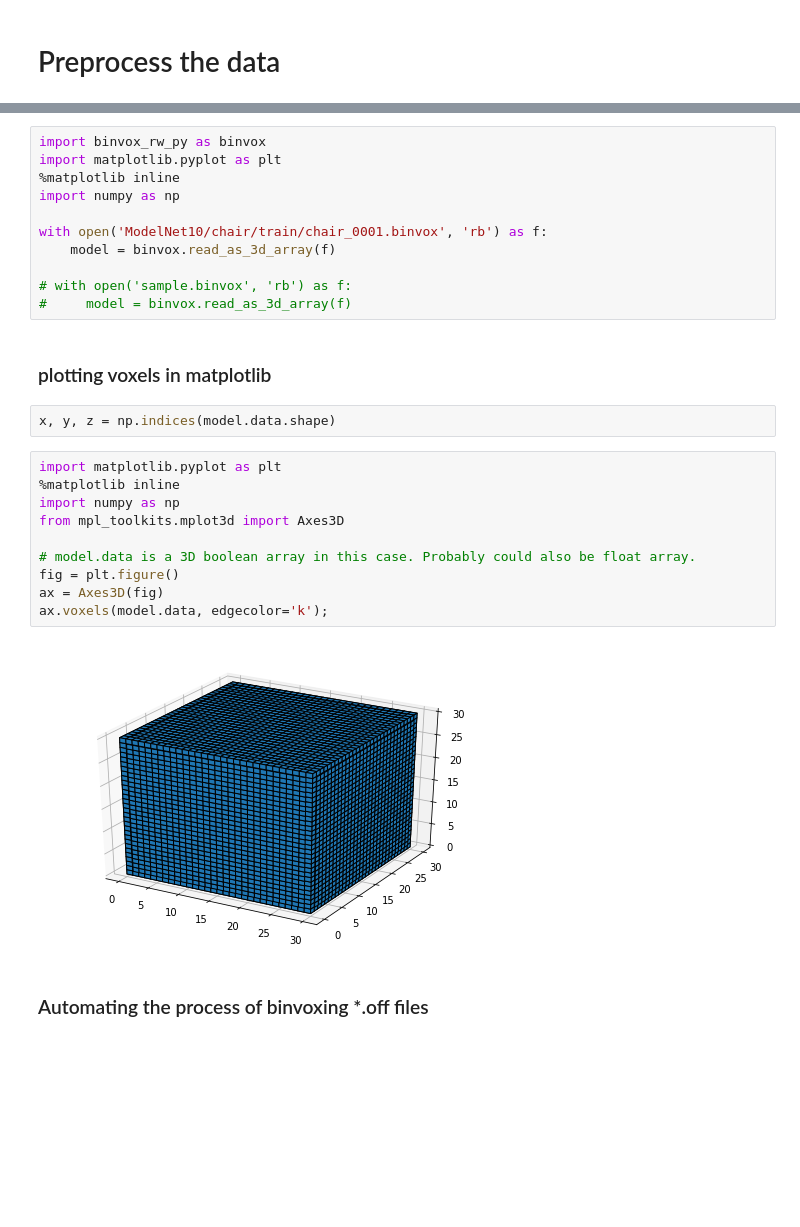
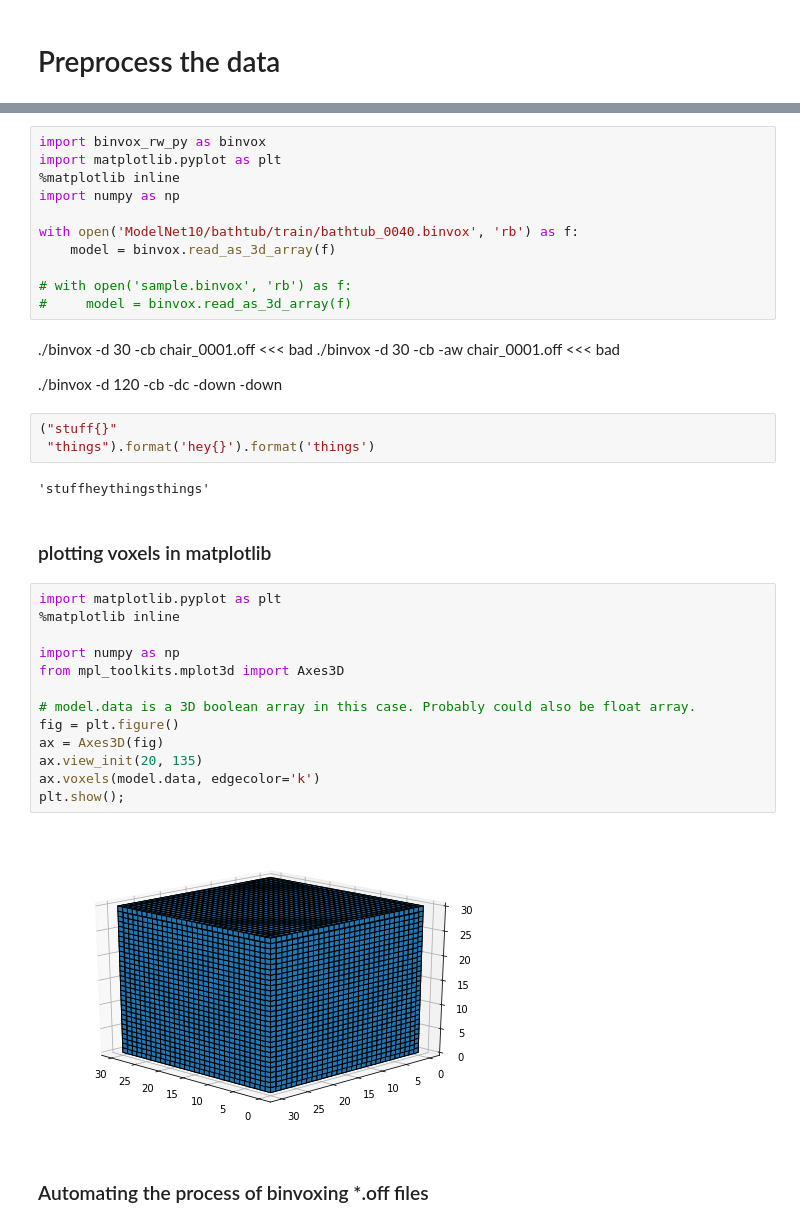
Before and after one commit to Ryanglambert/3d_model_retriever, a Jupyter notebook: EDA.ipynb, the cells around one changed output, grey strips where cells are left out. Saved outputs shown, nothing was run; the diff lists cells and outputs as text; blank space fills up the shorter version.

Commit message:
binvox settings established!!!!

```diff
--- a/EDA.ipynb
+++ b/EDA.ipynb
@@ -25,27 +31,39 @@ import matplotlib.pyplot as plt
 %matplotlib inline
 import numpy as np
 
-with open('ModelNet10/chair/train/chair_0001.binvox', 'rb') as f:
+with open('ModelNet10/bathtub/train/bathtub_0040.binvox', 'rb') as f:
     model = binvox.read_as_3d_array(f)
 
 # with open('sample.binvox', 'rb') as f:
 #     model = binvox.read_as_3d_array(f)
+# %% [markdown]
+./binvox -d 30 -cb chair_0001.off <<< bad
+./binvox -d 30 -cb -aw chair_0001.off <<< bad
+
+
+./binvox -d 120 -cb -dc -down -down
+# %%
+("stuff{}"
+ "things").format('hey{}').format('things')
+# %% [output]
+'stuffheythingsthings'
 # %% [markdown]
 ### plotting voxels in matplotlib
-# %%
-x, y, z = np.indices(model.data.shape)
 # %%
 import matplotlib.pyplot as plt
 %matplotlib inline
+
 import numpy as np
 from mpl_toolkits.mplot3d import Axes3D
 
 # model.data is a 3D boolean array in this case. Probably could also be float array.
 fig = plt.figure()
 ax = Axes3D(fig)
-ax.voxels(model.data, edgecolor='k');
+ax.view_init(20, 135)
+ax.voxels(model.data, edgecolor='k')
+plt.show();
 # %% [output]
-[figure, old version]
+[figure, new version]
 # %% [markdown]
 ### Automating the process of binvoxing *.off files
 # %%
```
Also changed, not shown: parts of 2 cells of this notebook, 1 other file.
